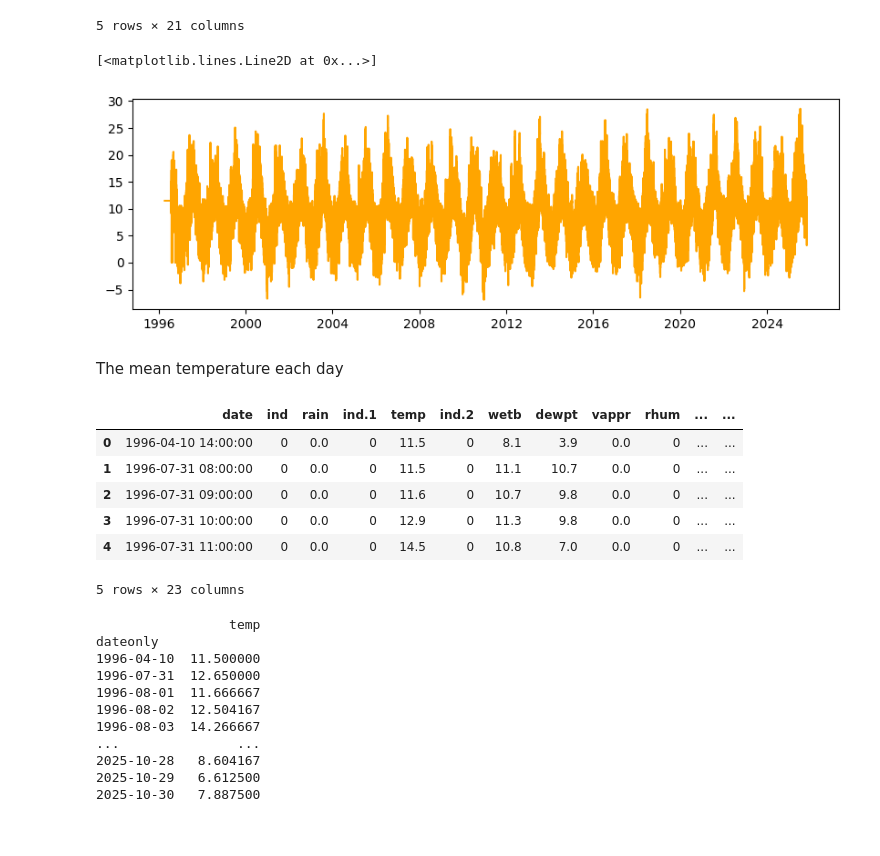
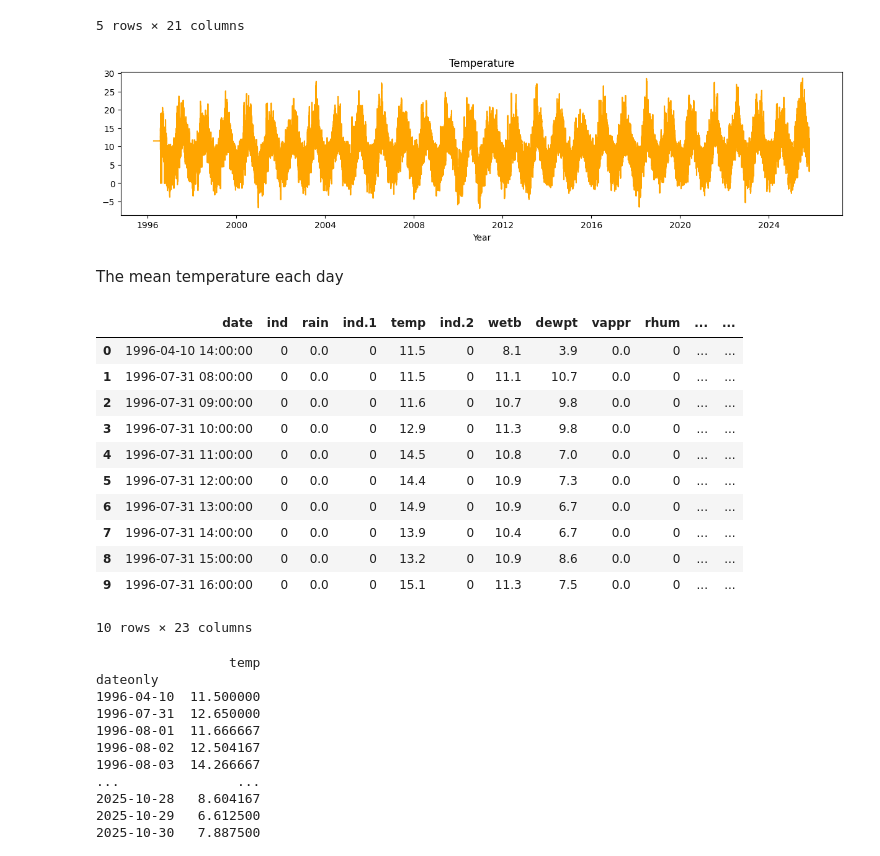
Before and after one commit to quyenphanlyons/programming-for-data-analytics, a Jupyter notebook: assignments/assignment06-weather.ipynb, the cells around one changed output. Saved outputs shown, nothing was run; the diff lists cells and outputs as text; code cells hidden in the pictures; blank space fills up the shorter version.

```diff
--- a/assignments/assignment06-weather.ipynb
+++ b/assignments/assignment06-weather.ipynb
@@ -58,21 +58,23 @@ df.head()
 5 rows × 21 columns
 # %%
 # Plot temperature
-plt.figure(figsize=(10,3))
+plt.figure(figsize=(15,3))
 plt.plot(df["date"], df["temp"], label="Temperature", color="orange")
+plt.title('Temperature')
+plt.xlabel('Year')
+plt.show()
 # %% [output]
-[<matplotlib.lines.Line2D at 0x...>]
-[figure, old version]
+[figure, new version]
 # %%
 df_filled = df.fillna(0)
 df_filled.to_csv("weather.csv")
 # %% [markdown]
 The mean temperature each day
 # %%
-# Create a new variable daily mean temperature:
+# Create a new columns: 'dateonly' and 'month' from 'date'
 df['dateonly']= df['date'].dt.date
 df['month'] = pd.to_datetime(df['date']).dt.strftime('%Y-%m')
-df.head()
+df.head(10)
 # %% [output]
 |  | date | ind | rain | ind.1 | temp | ind.2 | wetb | dewpt | vappr | rhum | ... | ... |
 | 0 | 1996-04-10 14:00:00 | 0 | 0.0 | 0 | 11.5 | 0 | 8.1 | 3.9 | 0.0 | 0 | ... | ... |
@@ -80,7 +82,12 @@ df.head()
 | 2 | 1996-07-31 09:00:00 | 0 | 0.0 | 0 | 11.6 | 0 | 10.7 | 9.8 | 0.0 | 0 | ... | ... |
 | 3 | 1996-07-31 10:00:00 | 0 | 0.0 | 0 | 12.9 | 0 | 11.3 | 9.8 | 0.0 | 0 | ... | ... |
 | 4 | 1996-07-31 11:00:00 | 0 | 0.0 | 0 | 14.5 | 0 | 10.8 | 7.0 | 0.0 | 0 | ... | ... |
+| 5 | 1996-07-31 12:00:00 | 0 | 0.0 | 0 | 14.4 | 0 | 10.9 | 7.3 | 0.0 | 0 | ... | ... |
+| 6 | 1996-07-31 13:00:00 | 0 | 0.0 | 0 | 14.9 | 0 | 10.9 | 6.7 | 0.0 | 0 | ... | ... |
+| 7 | 1996-07-31 14:00:00 | 0 | 0.0 | 0 | 13.9 | 0 | 10.4 | 6.7 | 0.0 | 0 | ... | ... |
+| 8 | 1996-07-31 15:00:00 | 0 | 0.0 | 0 | 13.2 | 0 | 10.9 | 8.6 | 0.0 | 0 | ... | ... |
+| 9 | 1996-07-31 16:00:00 | 0 | 0.0 | 0 | 15.1 | 0 | 11.3 | 7.5 | 0.0 | 0 | ... | ... |
-5 rows × 23 columns
+10 rows × 23 columns
 # %%
 #Pivot table
 df_anal = pd.pivot_table(df,values='temp',
```
Also changed, not shown: parts of 17 cells of this notebook.
